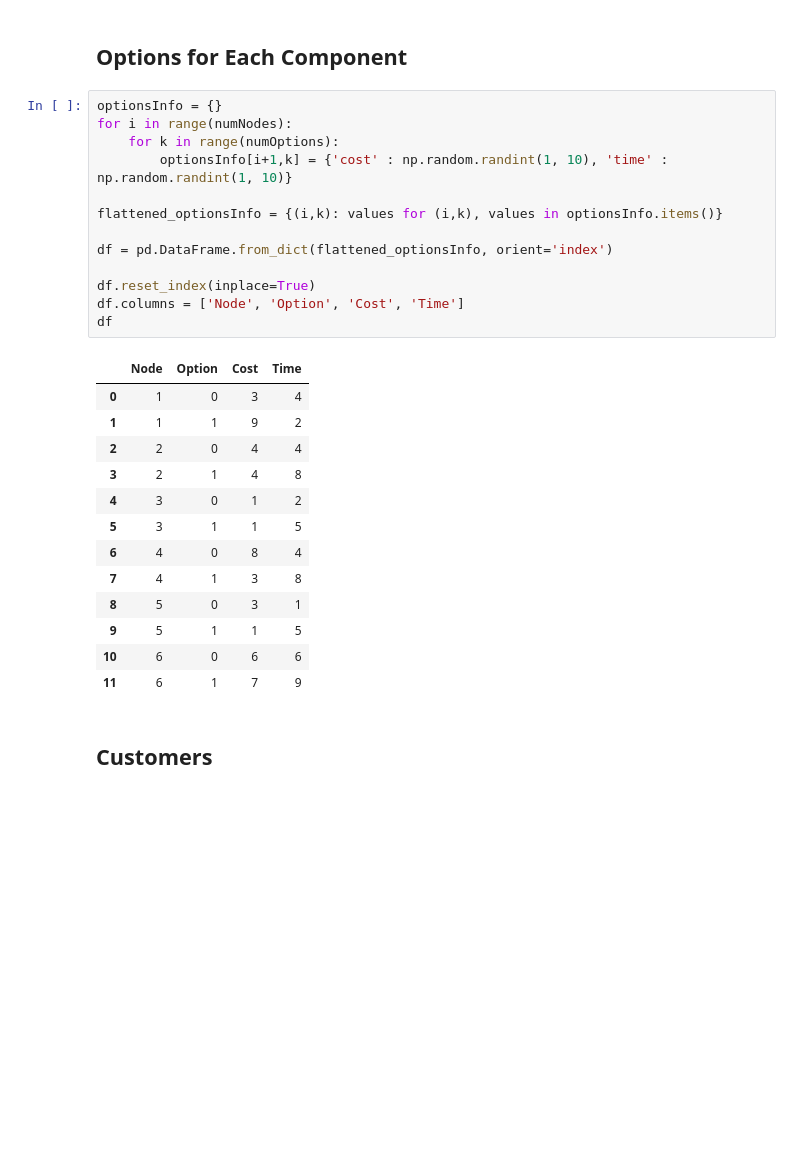
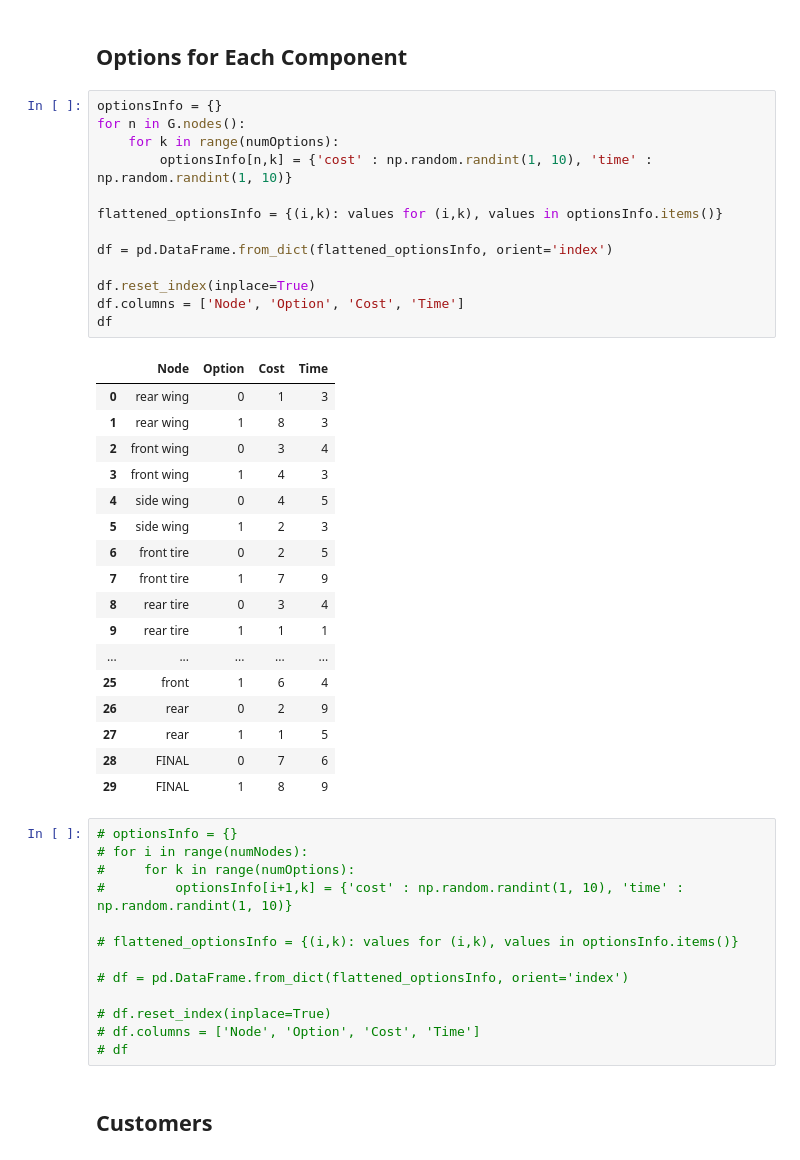
Before and after one commit to hmedal/sae-dsc-hmedal, a Jupyter notebook: examples/PD-SC-Opt-v2.ipynb, the cells around one changed output. Drawn from its saved outputs; the diff is of its cells as text; blank space fills up the shorter version.

```diff
--- a/examples/PD-SC-Opt-v2.ipynb
+++ b/examples/PD-SC-Opt-v2.ipynb
@@ -53,32 +118,49 @@ plt.show()
 # %% [markdown]
 ## Options for Each Component
+# %%
+optionsInfo = {}
+for n in G.nodes():
+    for k in range(numOptions):
+        optionsInfo[n,k] = {'cost' : np.random.randint(1, 10), 'time' : np.random.randint(1, 10)}
+
+flattened_optionsInfo = {(i,k): values for (i,k), values in optionsInfo.items()}
+
+df = pd.DataFrame.from_dict(flattened_optionsInfo, orient='index')
+
+df.reset_index(inplace=True)
+df.columns = ['Node', 'Option', 'Cost', 'Time']
+df
+# %% [output]
+|  | Node | Option | Cost | Time |
+| 0 | rear wing | 0 | 1 | 3 |
+| 1 | rear wing | 1 | 8 | 3 |
+| 2 | front wing | 0 | 3 | 4 |
+| 3 | front wing | 1 | 4 | 3 |
+| 4 | side wing | 0 | 4 | 5 |
+| 5 | side wing | 1 | 2 | 3 |
+| 6 | front tire | 0 | 2 | 5 |
+| 7 | front tire | 1 | 7 | 9 |
+| 8 | rear tire | 0 | 3 | 4 |
+| 9 | rear tire | 1 | 1 | 1 |
+| ... | ... | ... | ... | ... |
+| 25 | front | 1 | 6 | 4 |
+| 26 | rear | 0 | 2 | 9 |
+| 27 | rear | 1 | 1 | 5 |
+| 28 | FINAL | 0 | 7 | 6 |
+| 29 | FINAL | 1 | 8 | 9 |
 # %%
-optionsInfo = {}
-for i in range(numNodes):
-    for k in range(numOptions):
-        optionsInfo[i+1,k] = {'cost' : np.random.randint(1, 10), 'time' : np.random.randint(1, 10)}
+# optionsInfo = {}
+# for i in range(numNodes):
+#     for k in range(numOptions):
+#         optionsInfo[i+1,k] = {'cost' : np.random.randint(1, 10), 'time' : np.random.randint(1, 10)}
 
-flattened_optionsInfo = {(i,k): values for (i,k), values in optionsInfo.items()}
+# flattened_optionsInfo = {(i,k): values for (i,k), values in optionsInfo.items()}
 
-df = pd.DataFrame.from_dict(flattened_optionsInfo, orient='index')
+# df = pd.DataFrame.from_dict(flattened_optionsInfo, orient='index')
 
-df.reset_index(inplace=True)
-df.columns = ['Node', 'Option', 'Cost', 'Time']
-df
+# df.reset_index(inplace=True)
+# df.columns = ['Node', 'Option', 'Cost', 'Time']
+# df
-# %% [output]
-|  | Node | Option | Cost | Time |
-| 0 | 1 | 0 | 3 | 4 |
-| 1 | 1 | 1 | 9 | 2 |
-| 2 | 2 | 0 | 4 | 4 |
-| 3 | 2 | 1 | 4 | 8 |
-| 4 | 3 | 0 | 1 | 2 |
-| 5 | 3 | 1 | 1 | 5 |
-| 6 | 4 | 0 | 8 | 4 |
-| 7 | 4 | 1 | 3 | 8 |
-| 8 | 5 | 0 | 3 | 1 |
-| 9 | 5 | 1 | 1 | 5 |
-| 10 | 6 | 0 | 6 | 6 |
-| 11 | 6 | 1 | 7 | 9 |
 # %% [markdown]
 ## Customers
 # %%
```
Also changed, not shown: parts of 23 cells of this notebook, 3 other files.
